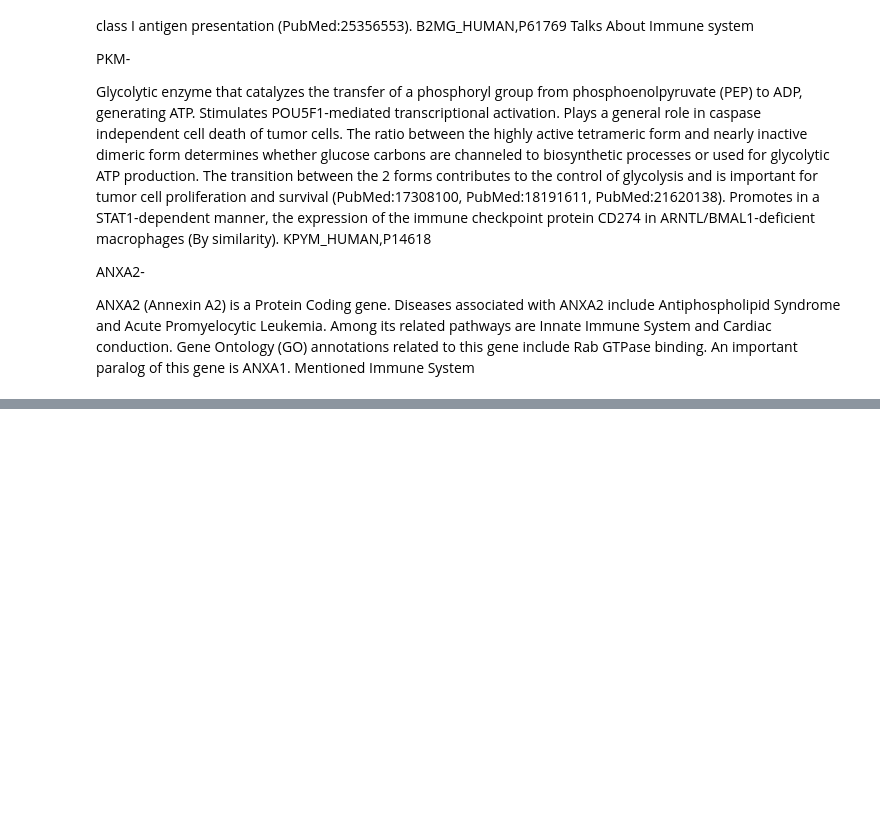
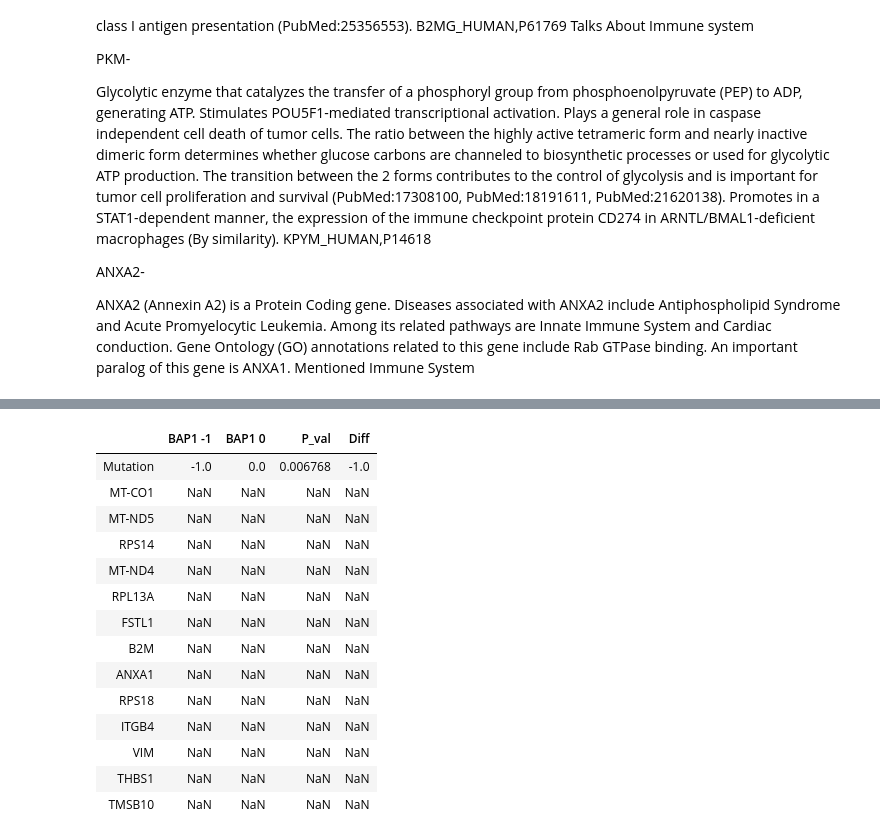
Before and after one commit to N8Grant/TripodsREU, a Jupyter notebook: scripts/PostdocAnalysis.ipynb, the cells around one changed output, grey strips where cells are left out. Cells and saved outputs as stored; diff of their text form; code cells hidden in the pictures; blank space fills up the shorter version.

```diff
--- a/scripts/PostdocAnalysis.ipynb
+++ b/scripts/PostdocAnalysis.ipynb
@@ -499,0 +697,18 @@ Mentioned Immune System
+# %%
+p_val.loc[intersection,:].head(40)
+# %% [output]
+|  | BAP1 -1 | BAP1 0 | P_val | Diff |
+| Mutation | -1.0 | 0.0 | 0.006768 | -1.0 |
+| MT-CO1 | NaN | NaN | NaN | NaN |
+| MT-ND5 | NaN | NaN | NaN | NaN |
+| RPS14 | NaN | NaN | NaN | NaN |
+| MT-ND4 | NaN | NaN | NaN | NaN |
+| RPL13A | NaN | NaN | NaN | NaN |
+| FSTL1 | NaN | NaN | NaN | NaN |
+| B2M | NaN | NaN | NaN | NaN |
+| ANXA1 | NaN | NaN | NaN | NaN |
+| RPS18 | NaN | NaN | NaN | NaN |
+| ITGB4 | NaN | NaN | NaN | NaN |
+| VIM | NaN | NaN | NaN | NaN |
+| THBS1 | NaN | NaN | NaN | NaN |
+| TMSB10 | NaN | NaN | NaN | NaN |
```
Also changed, not shown: parts of 14 cells of this notebook, 26 other files.
